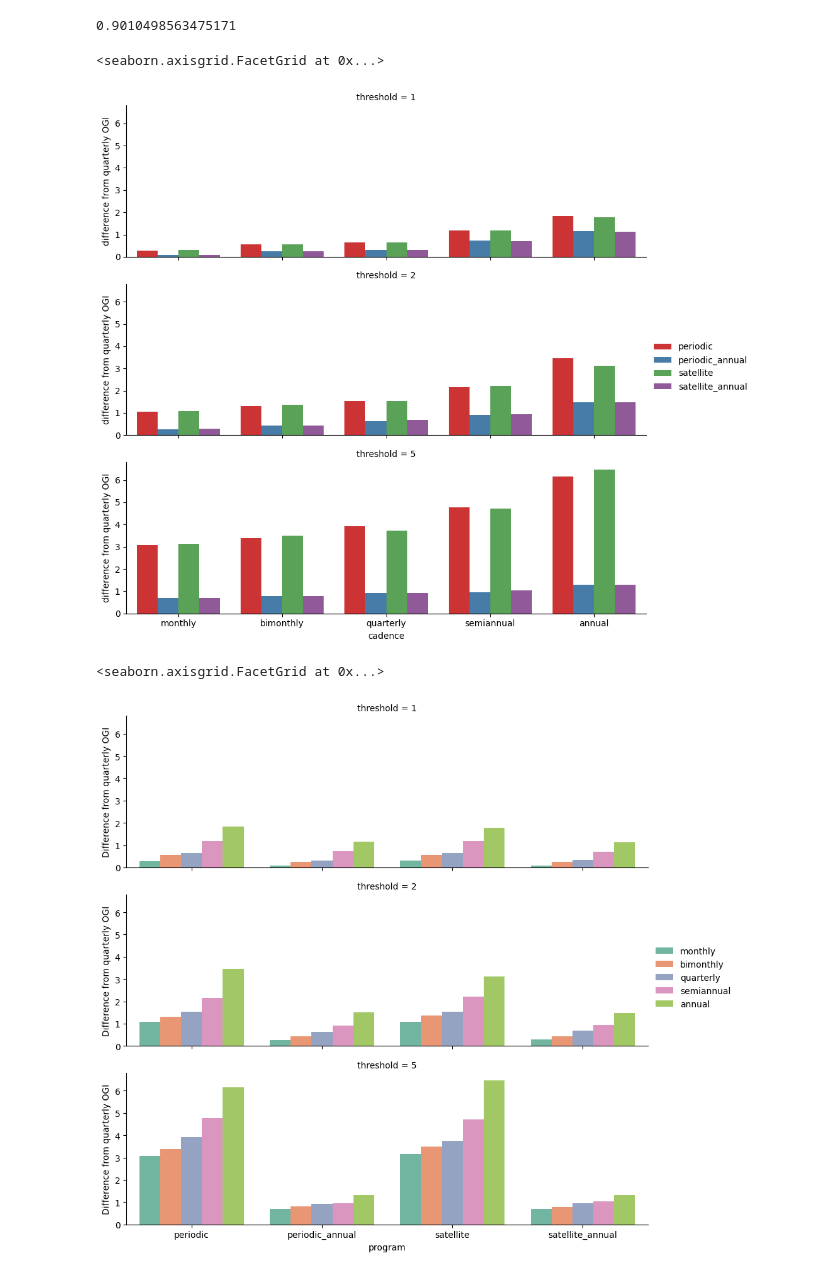
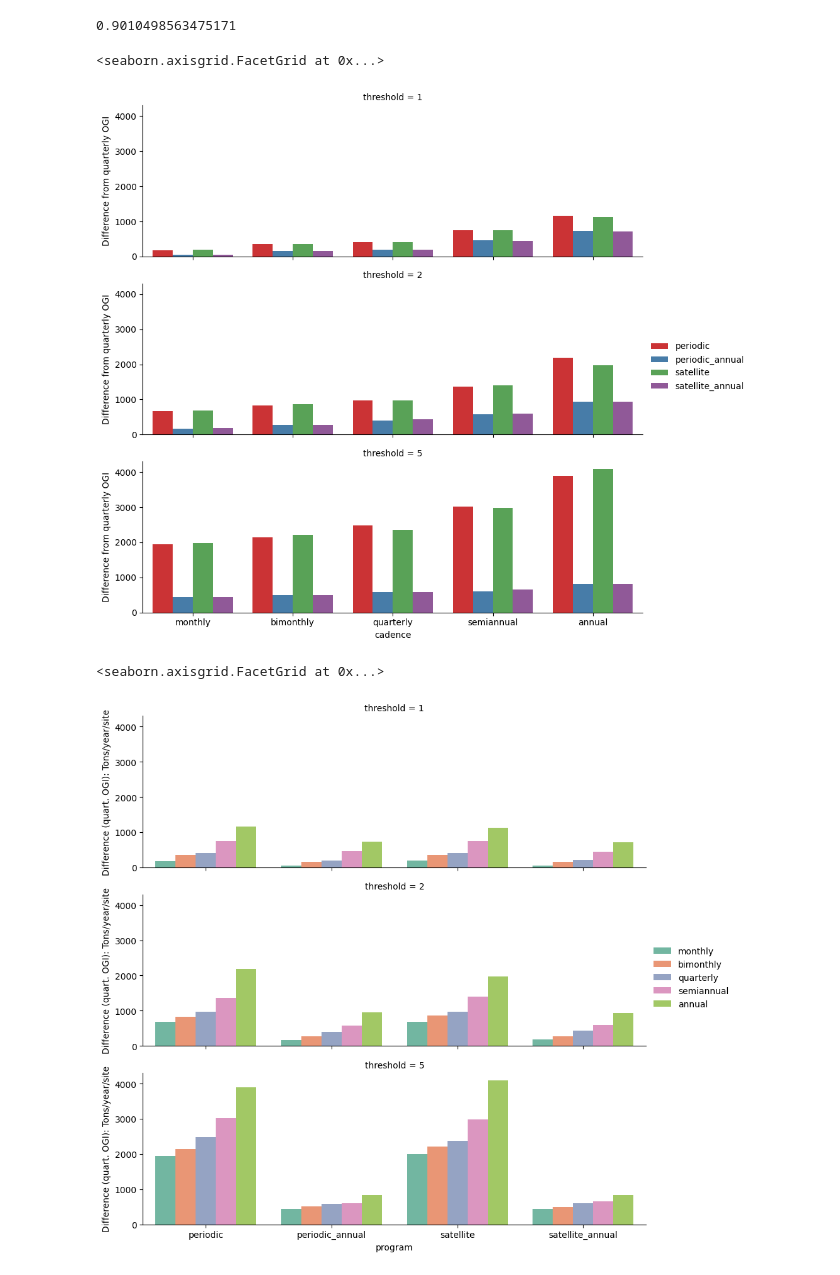
Before and after one commit to hanshall/FEAST_PtE, a Jupyter notebook: EPA_Trial_Run/Looped Runs load-n-plot.ipynb, the cells around one changed output. Cells and saved outputs as stored; diff of their text form; code cells hidden in the pictures.

Commit message:
Plotting and Thinking

```diff
--- a/EPA_Trial_Run/Looped Runs load-n-plot.ipynb
+++ b/EPA_Trial_Run/Looped Runs load-n-plot.ipynb
@@ -87,13 +87,18 @@ path_to_loop_results  = 'run_results_loop_test/'
 subfolders = [subfold for subfold in os.listdir(path_to_loop_results)]
 
 #Then create the dataframe to catch the output summary data from the runs:
-looped_results = pd.DataFrame(columns = ['program', 'val_avg', 'val_var', 'threshold', 'cadence', 'cadence_days'])
+looped_results = pd.DataFrame(columns = ['program', 'val_avg', 'val_var', 'val_sum','threshold', 'cadence', 'cadence_days'])
 counter = -1
 
 #pull the indexs for the last year of data:
 indx_high = 5*365
 indx_low = (5*365) - 364
 
+#Conversion factors:
+secPerDay = 60*60*24
+gramPerKg = 1000
+kgPerUSton = 907.185
+nsites = 20
 
 for indx in range(len(subfolders)):
 
@@ -120,6 +125,7 @@ for indx in range(len(subfolders)):
             #Calculate the average emissions value and varainace for the full time series for each LDAR Program:
             avg_em = np.mean(np.array(df[j]['emission timeseries'][indx_low:indx_high]))
             var_em = np.var(np.array(df[j]['emission timeseries'][indx_low:indx_high]))
+            sum_em = np.sum(np.array(df[j]['emission timeseries'][indx_low:indx_high])) *(secPerDay/gramPerKg/kgPerUSton/nsites*365)
 
             #Step up the counter:
             counter += 1
@@ -129,6 +135,7 @@ for indx in range(len(subfolders)):
             looped_results.at[counter, 'program'] = j
             looped_results.at[counter, 'val_avg'] = avg_em
             looped_results.at[counter, 'val_var'] = var_em
+            looped_results.at[counter, 'val_sum'] = sum_em
             looped_results.at[counter, 'threshold'] = threshold
             looped_results.at[counter, 'cadence'] = cadence
             looped_results.at[counter, 'cadence_days'] = cadence_days
@@ -158,7 +178,7 @@ g.map_dataframe(sns.boxplot,  x = 'cadence', y = 'val_avg',  hue = 'program',pal
 # %% [markdown]
 Cool, alright. Lets try something else here...lets look at differences from  quarterly OGI. We need to start this with a summary function to get averages of the programs...lets try with groupby http://stackoverflow.com/questions/29314424/pandas-using-groupby-to-get-mean-for-each-data-category. Ah, we needed reset_index! https://stackoverflow.com/questions/31569549/how-to-groupby-a-dataframe-in-pandas-and-keep-columns
 # %%
-check = looped_results.groupby(['program','cadence', 'threshold'])['val_avg'].mean().reset_index()
+check = looped_results.groupby(['program','cadence', 'threshold'])['val_sum'].mean().reset_index()
 # print(check)
 # %% [markdown]
 https://stackoverflow.com/questions/22591174/pandas-multiple-conditions-while-indexing-data-frame-unexpected-behavior\
@@ -178,7 +198,7 @@ for i in range(len(programs)):
     #Then use those to pull the quarterly OGI row:
     grab = quartogi[(quartogi['cadence'] == cad) & (quartogi['threshold'] == thrs)]
     #once you have that, calculate the difference (or ratio?):
-    val = pd.to_numeric(programs.iloc[i, programs.columns.get_loc('val_avg')]) - pd.to_numeric(grab['val_avg'].values[0])
+    val = pd.to_numeric(programs.iloc[i, programs.columns.get_loc('val_sum')]) - pd.to_numeric(grab['val_sum'].values[0])
 
     #writeout:
     counter += 1
@@ -200,10 +220,10 @@ g.map_dataframe(sns.barplot,  x = 'cadence', y = 'val',  hue = 'program',palette
 # ax = sns.barplot(data = ratioed_results[ratioed_results['threshold'] == 5], x = 'cadence', y = 'val', hue = 'program')
 # %% [output]
 <seaborn.axisgrid.FacetGrid at 0x...>
-[figure, old version]
+[figure, new version]
 # %%
 g = sns.FacetGrid(ratioed_results[ratioed_results['program'] != 'Null'], row = "threshold",  aspect = 3, height =3, )
-g.map_dataframe(sns.barplot,  x = 'program', y = 'val',  hue = 'cadence',palette='Set2' ).add_legend().set(ylabel='Difference from quarterly OGI')
+g.map_dataframe(sns.barplot,  x = 'program', y = 'val',  hue = 'cadence',palette='Set2' ).add_legend().set(ylabel='Difference (quart. OGI): Tons/year/site')
 # %% [output]
 <seaborn.axisgrid.FacetGrid at 0x...>
-[figure, old version]
+[figure, new version]
```
Also changed, not shown: parts of 4 cells of this notebook.
